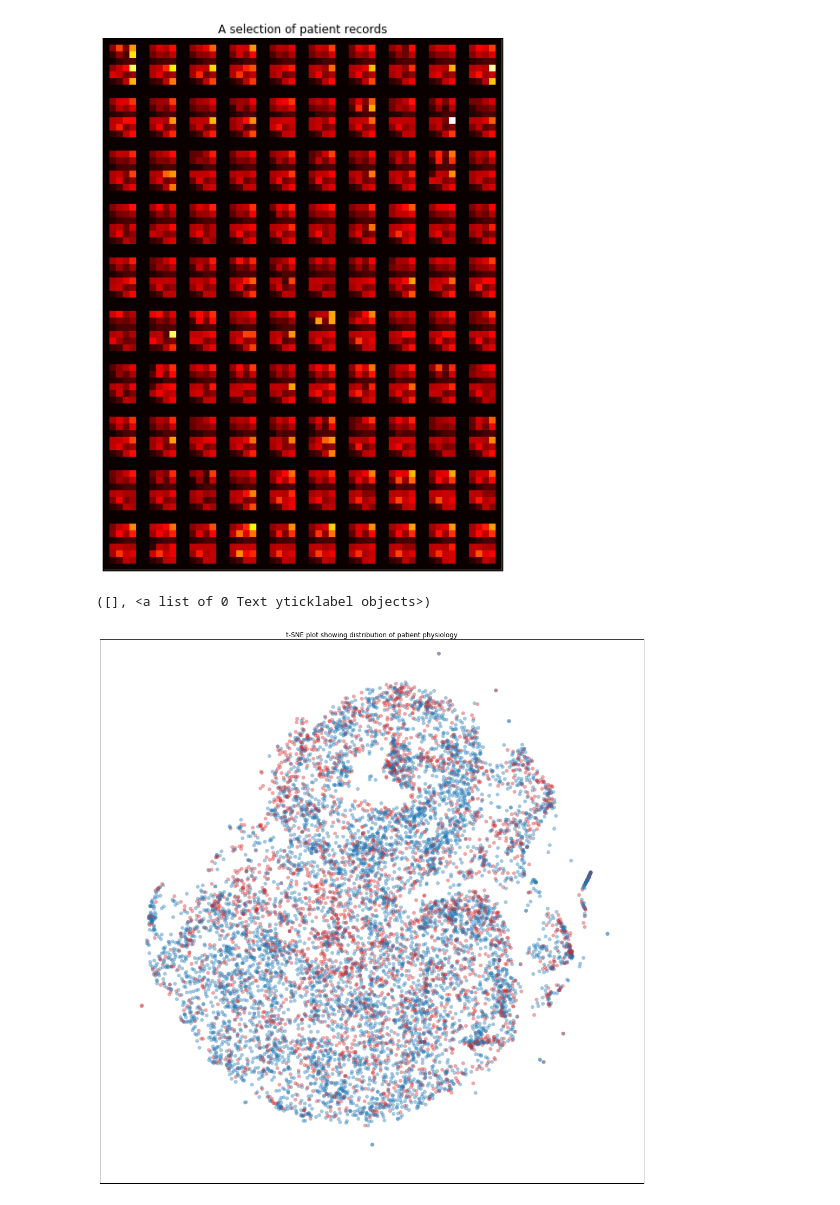
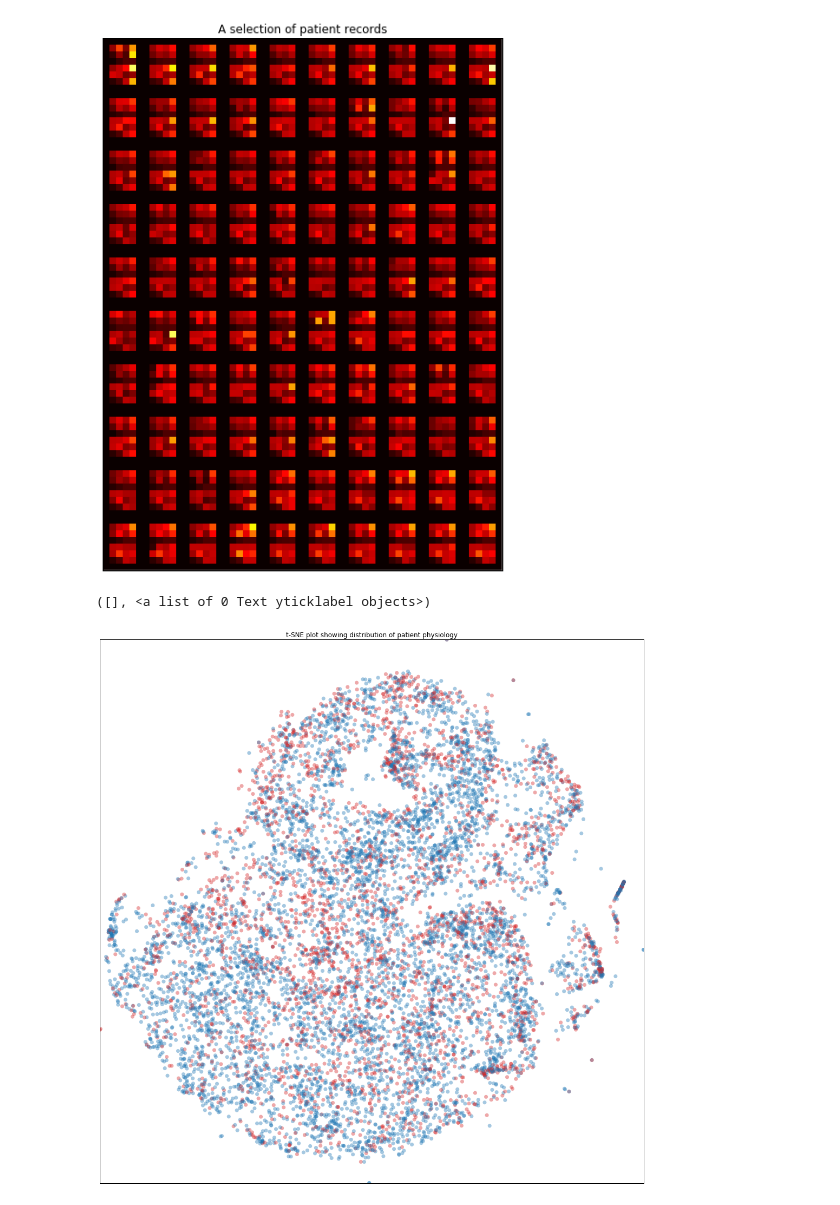
Before and after one commit to MIT-LCP/mimic-iii-paper, a Jupyter notebook: notebooks/tsne-vis.ipynb, the cells around one changed output. Saved outputs shown, nothing was run; the diff lists cells and outputs as text; code cells hidden in the pictures.

```diff
--- a/notebooks/tsne-vis.ipynb
+++ b/notebooks/tsne-vis.ipynb
@@ -197,29 +215,30 @@ plt.title('A selection of patient records')
 # %%
 # set colours for plot
 # "Tableau 20" colors as RGB.
 # NB: SHOULD PLOT IMAGE OF DATA TO SEE IF PATTERN...
 tableau20 = [(31, 119, 180), (174, 199, 232), (255, 127, 14), (255, 187, 120),
              (44, 160, 44), (152, 223, 138), (214, 39, 40), (255, 152, 150),
              (148, 103, 189), (197, 176, 213), (140, 86, 75), (196, 156, 148),
              (227, 119, 194), (247, 182, 210), (127, 127, 127), (199, 199, 199),
              (188, 189, 34), (219, 219, 141), (23, 190, 207), (158, 218, 229)]
 
 # Scale the RGB values to the [0, 1] range, which is the format matplotlib accepts.
 for i in range(len(tableau20)):
     r, g, b = tableau20[i]
     tableau20[i] = (r / 255., g / 255., b / 255.)
 
 # scatter plot
 fig, ax = plt.subplots(figsize=(18, 18))
-ax.axis([-10, 10, -10, 10])
+ax.axis([phys['X_tsne1'].min(), phys['X_tsne1'].max(),
+         phys['X_tsne2'].min(), phys['X_tsne2'].max()])
 col = np.array(tableau20)[[phys.label]]
 ax.scatter(phys['X_tsne1'], phys['X_tsne2'],
             facecolor=col, edgecolor='None', marker='o', s=50,cmap=plt.cm.get_cmap("jet", 10),
             alpha=0.4)
 
 plt.title('t-SNE plot showing distribution of patient physiology')
 plt.xticks([])
 plt.yticks([])
 # %% [output]
 ([], <a list of 0 Text yticklabel objects>)
-[figure, old version]
+[figure, new version]
```
Also changed, not shown: parts of 4 cells of this notebook.
